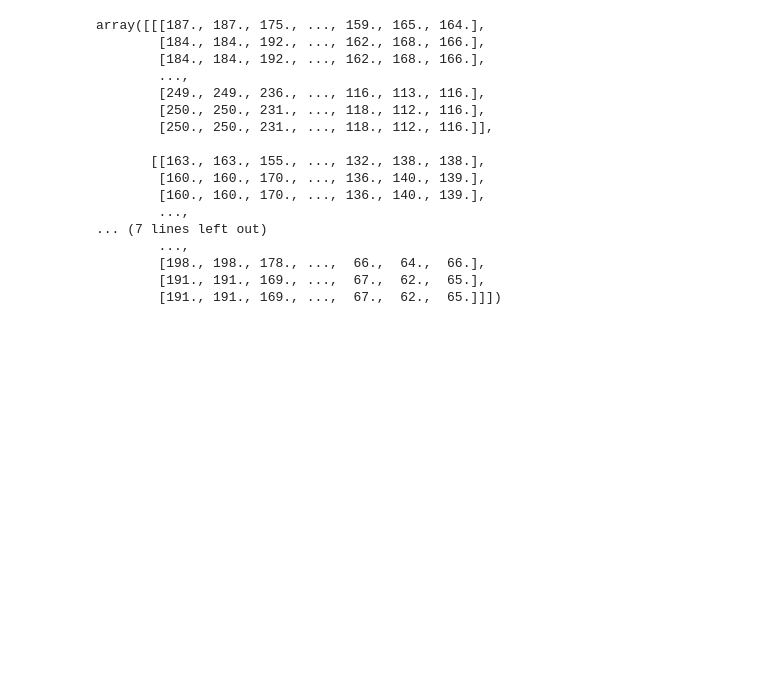
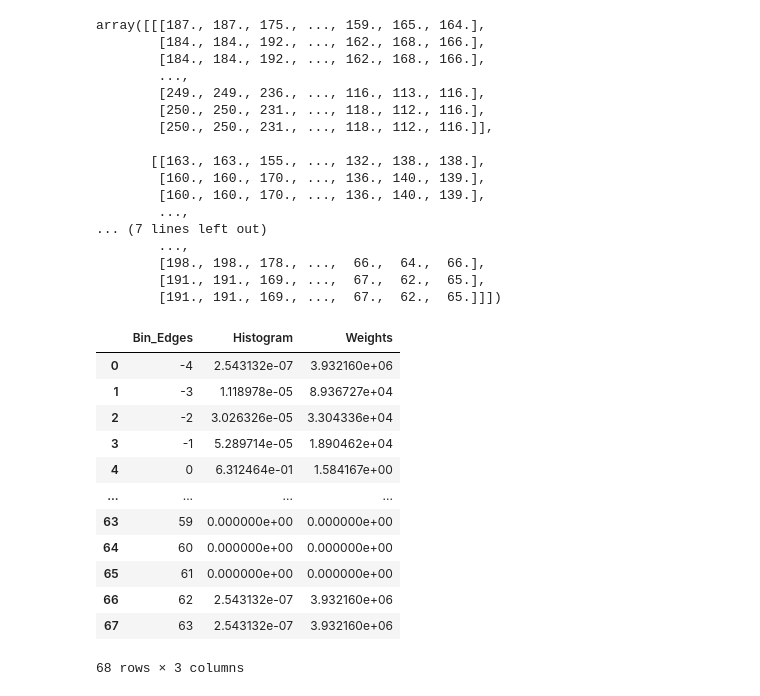
Before and after one commit to luis-munayco/Monocular-Height-Estimation, a Jupyter notebook: test_data.ipynb, the cells around one changed output. Cells and saved outputs as stored; diff of their text form; code cells hidden in the pictures; blank space fills up the shorter version.

```diff
--- a/test_data.ipynb
+++ b/test_data.ipynb
@@ -198,0 +288,22 @@ array([[[187., 187., 175., ..., 159., 165., 164.],
+# %%
+import pandas as pd
+# Create a DataFrame for histogram and weights
+data = {'Bin_Edges': bins[:-1], 'Histogram': normalized_hist, 'Weights': weights}
+df_weights = pd.DataFrame(data)
+
+df_weights.to_csv('wei.csv')
+df_weights
+# %% [output]
+|  | Bin_Edges | Histogram | Weights |
+| 0 | -4 | 2.543132e-07 | 3.932160e+06 |
+| 1 | -3 | 1.118978e-05 | 8.936727e+04 |
+| 2 | -2 | 3.026326e-05 | 3.304336e+04 |
+| 3 | -1 | 5.289714e-05 | 1.890462e+04 |
+| 4 | 0 | 6.312464e-01 | 1.584167e+00 |
+| ... | ... | ... | ... |
+| 63 | 59 | 0.000000e+00 | 0.000000e+00 |
+| 64 | 60 | 0.000000e+00 | 0.000000e+00 |
+| 65 | 61 | 0.000000e+00 | 0.000000e+00 |
+| 66 | 62 | 2.543132e-07 | 3.932160e+06 |
+| 67 | 63 | 2.543132e-07 | 3.932160e+06 |
+68 rows × 3 columns
```
Also changed, not shown: parts of 3 cells of this notebook, 8 other files.
